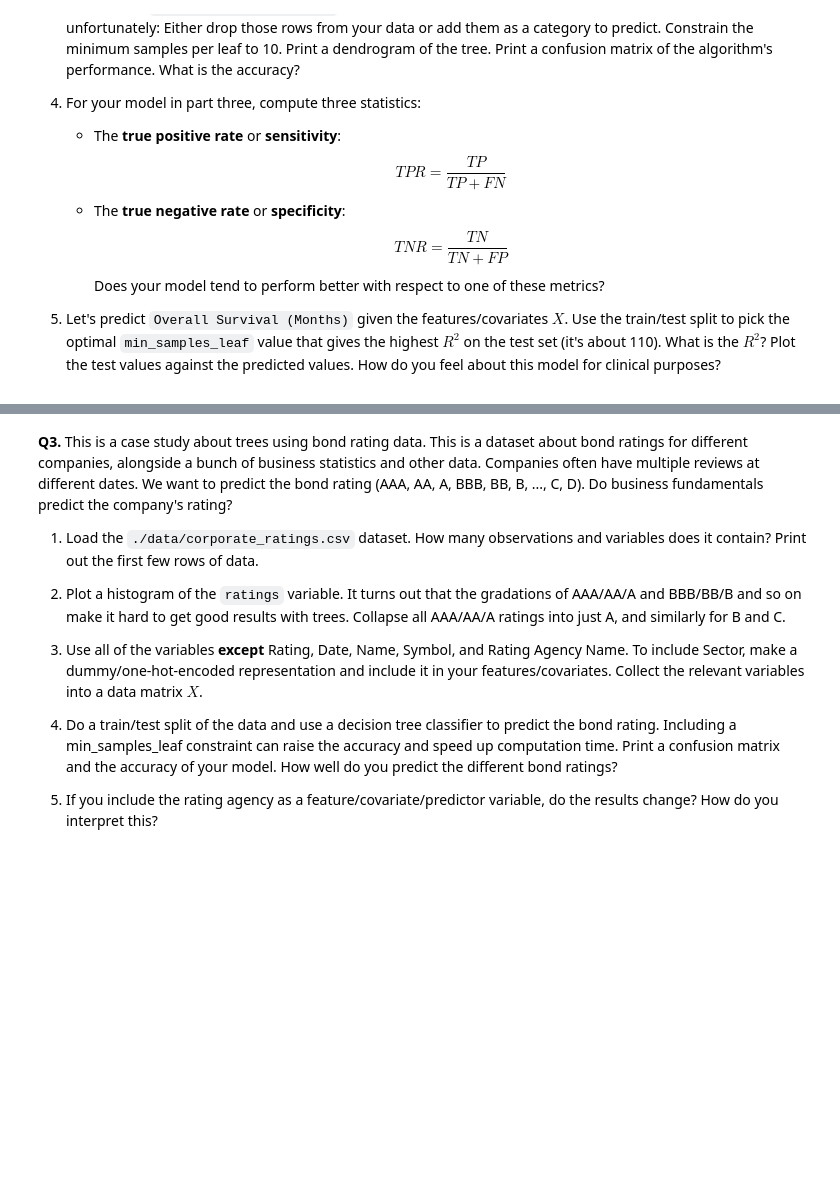
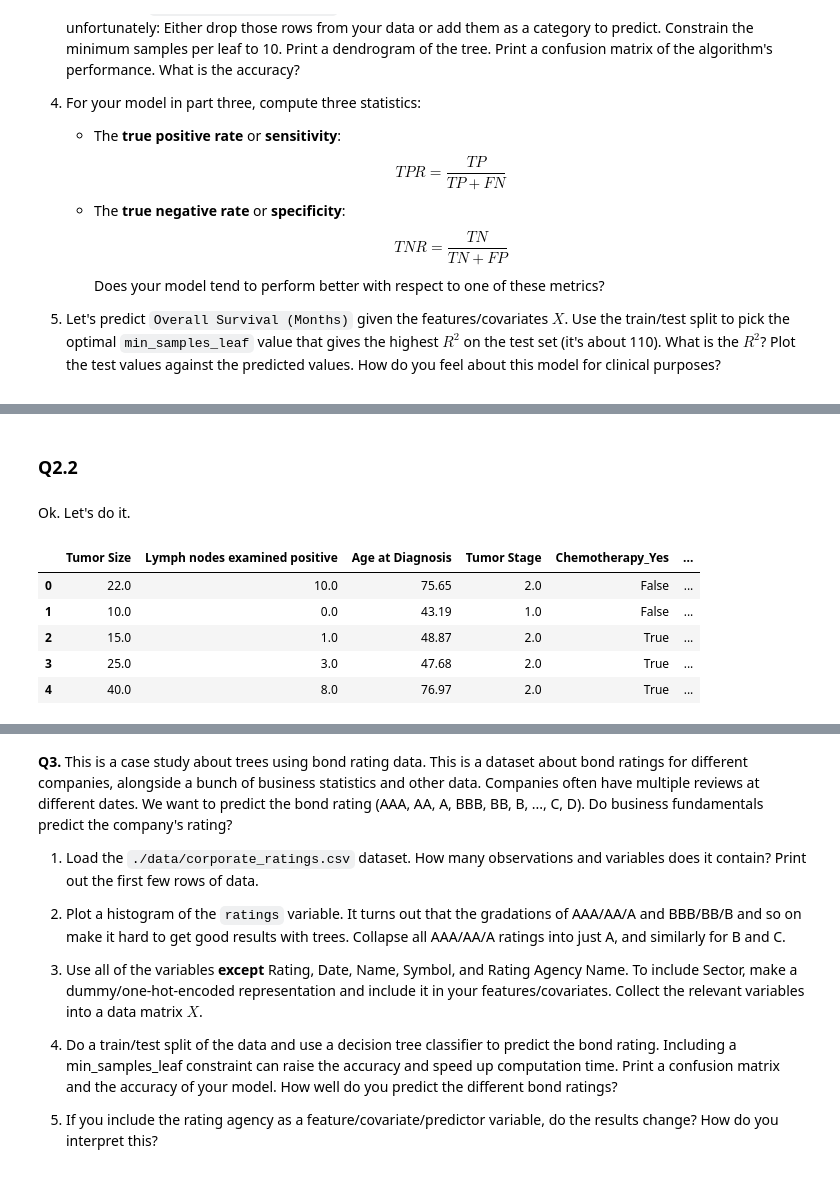
Before and after one commit to kevincha12/trees_assignment, a Jupyter notebook: assignment.ipynb, the cells around one changed output, grey strips where cells are left out. Saved outputs shown, nothing was run; the diff lists cells and outputs as text; code cells hidden in the pictures; blank space fills up the shorter version.

```diff
--- a/assignment.ipynb
+++ b/assignment.ipynb
@@ -52,0 +96,19 @@
+# %% [markdown]
+### Q2.2
+# %% [markdown]
+Ok. Let's do it.
+# %%
+num_features = breast_cancer_df[['Tumor Size', 'Lymph nodes examined positive', 'Age at Diagnosis']]
+cat_features = breast_cancer_df[['Tumor Stage', 'Chemotherapy', 'Cancer Type Detailed']]
+
+one_hot = pd.get_dummies(cat_features, drop_first=True) # something something dummy trap
+X = pd.concat([num_features, one_hot], axis=1)
+
+X.head()
+# %% [output]
+|  | Tumor Size | Lymph nodes examined positive | Age at Diagnosis | Tumor Stage | Chemotherapy_Yes | ... |
+| 0 | 22.0 | 10.0 | 75.65 | 2.0 | False | ... |
+| 1 | 10.0 | 0.0 | 43.19 | 1.0 | False | ... |
+| 2 | 15.0 | 1.0 | 48.87 | 2.0 | True | ... |
+| 3 | 25.0 | 3.0 | 47.68 | 2.0 | True | ... |
+| 4 | 40.0 | 8.0 | 76.97 | 2.0 | True | ... |
```
Also changed, not shown: parts of 34 cells of this notebook.
